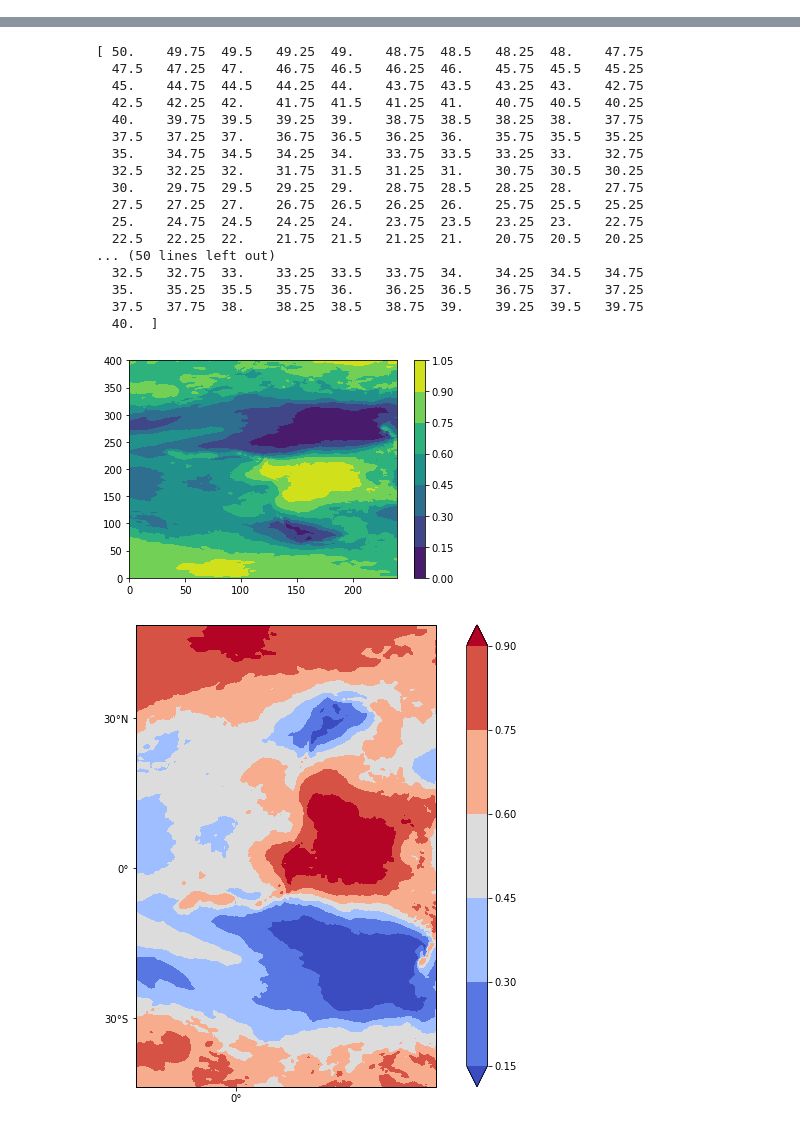
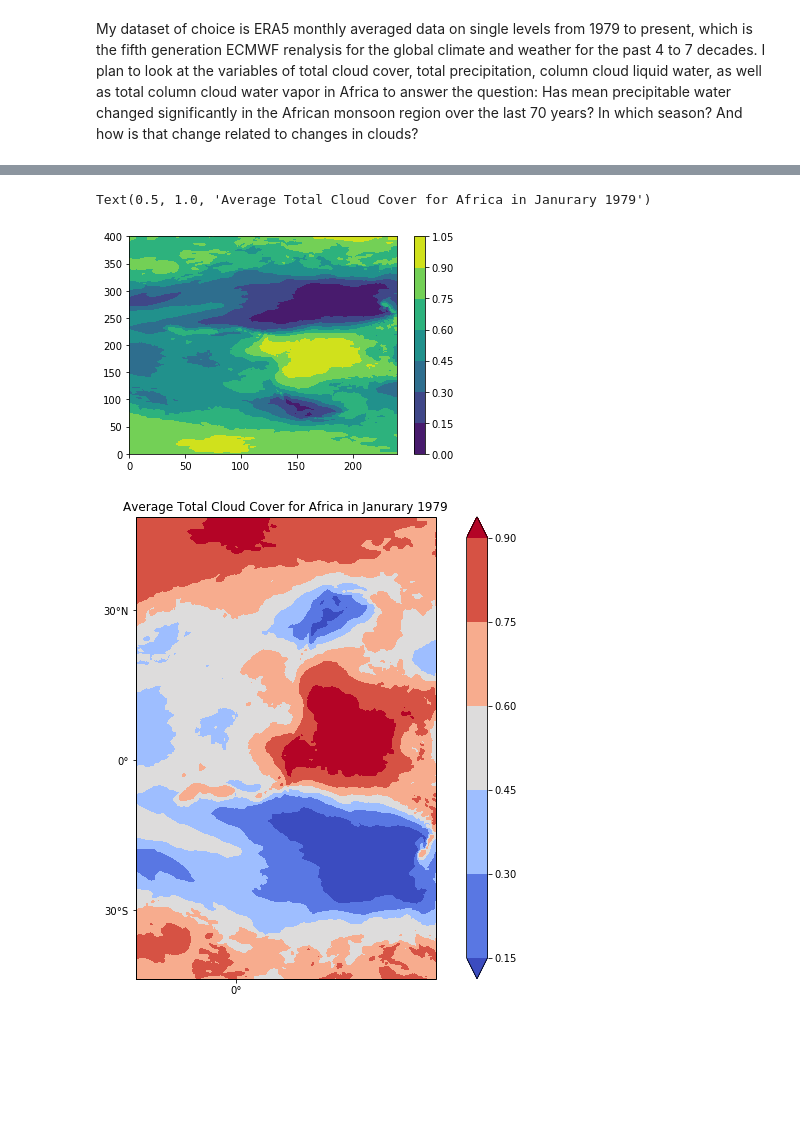
Before and after one commit to areed29/CLIM680_Fall2021, a Jupyter notebook: AustinReed_CLIM680_Assignment1.ipynb, the cells around one changed output, grey strips where cells are left out. Drawn from its saved outputs; the diff is of its cells as text; code cells hidden in the pictures; blank space fills up the shorter version.

```diff
--- a/AustinReed_CLIM680_Assignment1.ipynb
+++ b/AustinReed_CLIM680_Assignment1.ipynb
@@ -1,4 +1,10 @@
+# %% [markdown]
+My dataset of choice is ERA5 monthly averaged data on single levels from 1979 to present, which is the fifth
+generation ECMWF renalysis for the global climate and weather for the past 4 to 7 decades. I plan to look at
+the variables of total cloud cover, total precipitation, column cloud liquid water, as well as total column cloud water vapor in Africa to answer the question: Has mean precipitable water changed significantly in the African monsoon region over the last 70 years?
+In which season? And how is that change related to changes in clouds?
 # %%
+#Import all necessary packages
 import numpy as np
 import xarray as xr
 import matplotlib.pyplot as plt
@@ -10,43 +16,27 @@ from cartopy.mpl.gridliner import LONGITUDE_FORMATTER, LATITUDE_FORMATTER
 from cartopy.feature import NaturalEarthFeature
 from cartopy.feature import COASTLINE
 
-# My dataset of choice is ERA5 monthly averaged data on single levels from 1979 to present, which is the fifth
-# generation ECMWF renalysis for the global climate and weather for the past 4 to 7 decades. I plan to look at
-# the variables of total cloud cover, total precipitation, and column cloud liquid water in Africa to answer the
-# question: Has mean precipitable water changed significantly in the African monsoon region over the last 70 years?
-# In which season? And how is that change related to changes in clouds?
-
 f= 'ERA5data/*.nc' #loads in Netcdf ERA5data
 DS1 = xr.open_mfdataset(f) #opens the file
 #print(DS1)
-data_lat= DS1.latitude.values #latitudes
-data_lon= DS1.longitude.values #longitudes
-print(data_lat)
-print(data_lon)
+data_lat= DS1.latitude.values #latitude array
+data_lon= DS1.longitude.values #longitude array
 nlats = len(data_lat[:]) #length of latitude array
 nlons = len(data_lon[:]) #length of longitude array
 time = DS1.time #time array
-#convective_precipitation = DS1.cp.values
-#large_scale_precip = DS1.lsp.values
 total_cloud_cover = DS1.tcc #total cloud cover
 total_precip= DS1.tp #total precipitation
 column_cloud_lw = DS1.tclw #total column cloud liquid water
-
+column_cloud_wv = DS1.tcwv #total column cloud water vapor
 # Part A: Make a contour plot of the first time
 
-
-ds_mean = DS1.mean(axis=(1))
-#print(ds_mean)
-#time = ds_mean.time #time array
-#convective_precipitation = DS1.cp.values
-#large_scale_precip = DS1.lsp.values
+ds_mean = DS1.mean(axis=(1)) # average over the expver variable (axis 1) to get rid of it for now and get a 3D array of time,lat,lon
 total_cloud_cover = ds_mean.tcc #total cloud cover
 total_precip= ds_mean.tp #total precipitation
 column_cloud_lw = ds_mean.tclw #total column cloud liquid water
 
 
-
-plt.contourf(ds_mean['tcc'][0,-1::-1,:])
+plt.contourf(ds_mean['tcc'][0,-1::-1,:]) #creates a contour plot of the first time of the total cloud cover variable
 plt.colorbar()
 
 # Make the figure larger
@@ -54,23 +44,14 @@ fig = plt.figure(figsize=(11,8.5))
 
 # Set the axes using the specified map projection
 ax=plt.axes(projection=ccrs.PlateCarree())
-#ax.set_extent([-20, 40, -40, 45])
-
-# Make a filled contour plot
-#ax.contourf(data_lon, data_lat, ds_mean['tcc'],
-            #transform = ccrs.PlateCarree())
 
 # Add cyclic point to data
 data=ds_mean['tcc'][0,-1::-1,:]
 data, lons = add_cyclic_point(data, coord=data_lon)
 
-
 # Make a filled contour plot
 cs=ax.contourf(lons, data_lat, data,
             transform = ccrs.PlateCarree(), cmap = 'coolwarm', extend = 'both')
-
-# Add coastlines
-#ax.coastlines()
 
 # Define the xticks for longitude
 ax.set_xticks(np.arange(-180,181,60), crs=ccrs.PlateCarree())
@@ -81,8 +62,9 @@ ax.xaxis.set_major_formatter(lon_formatter)
 ax.set_yticks(np.arange(-90,91,30), crs=ccrs.PlateCarree())
 lat_formatter = cticker.LatitudeFormatter()
 ax.yaxis.set_major_formatter(lat_formatter)
-ax.set_extent([-20, 40, -40, 45])
+ax.set_extent([-20, 40, -40, 45]) #sets the extent for the plot bounds; since the data file I'm using does not cover the entire Globe,but rather just Africa
 cbar = plt.colorbar(cs)
+ax.set_title('Average Total Cloud Cover for Africa in Janurary 1979')
 # %% [output]
 will change. To retain the existing behavior, pass
 combine='nested'. To use future default behavior, pass
@@ -91,27 +74,11 @@ http://xarray.pydata.org/en/stable/combining.html#combining-multi
 
 to use the new `combine_by_coords` function (or the
 `combine='by_coords'` option to `open_mfdataset`) to order the datasets
 before concatenation. Alternatively, to continue concatenating based
 on the order the datasets are supplied in future, please use the new
 `combine_nested` function (or the `combine='nested'` option to
 open_mfdataset).
   from_openmfds=True,
-[ 50.    49.75  49.5   49.25  49.    48.75  48.5   48.25  48.    47.75
-  47.5   47.25  47.    46.75  46.5   46.25  46.    45.75  45.5   45.25
-  45.    44.75  44.5   44.25  44.    43.75  43.5   43.25  43.    42.75
-  42.5   42.25  42.    41.75  41.5   41.25  41.    40.75  40.5   40.25
-  40.    39.75  39.5   39.25  39.    38.75  38.5   38.25  38.    37.75
-  37.5   37.25  37.    36.75  36.5   36.25  36.    35.75  35.5   35.25
-  35.    34.75  34.5   34.25  34.    33.75  33.5   33.25  33.    32.75
-  32.5   32.25  32.    31.75  31.5   31.25  31.    30.75  30.5   30.25
-  30.    29.75  29.5   29.25  29.    28.75  28.5   28.25  28.    27.75
-  27.5   27.25  27.    26.75  26.5   26.25  26.    25.75  25.5   25.25
-  25.    24.75  24.5   24.25  24.    23.75  23.5   23.25  23.    22.75
-  22.5   22.25  22.    21.75  21.5   21.25  21.    20.75  20.5   20.25
-... (50 lines left out)
-  32.5   32.75  33.    33.25  33.5   33.75  34.    34.25  34.5   34.75
-  35.    35.25  35.5   35.75  36.    36.25  36.5   36.75  37.    37.25
-  37.5   37.75  38.    38.25  38.5   38.75  39.    39.25  39.5   39.75
-  40.  ]
+Text(0.5, 1.0, 'Average Total Cloud Cover for Africa in Janurary 1979')
 [figure]
-[figure, old version]
+[figure, new version]
```
